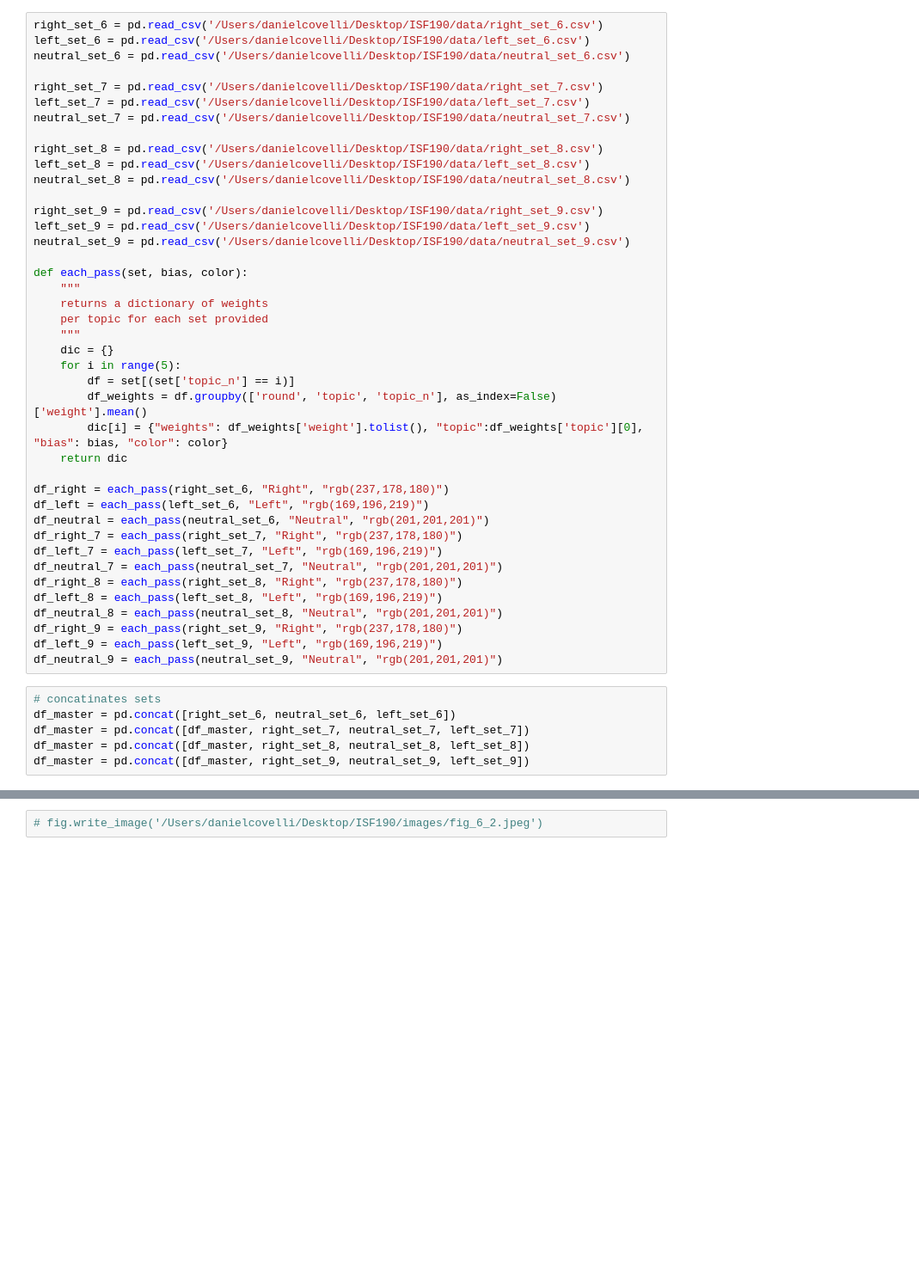
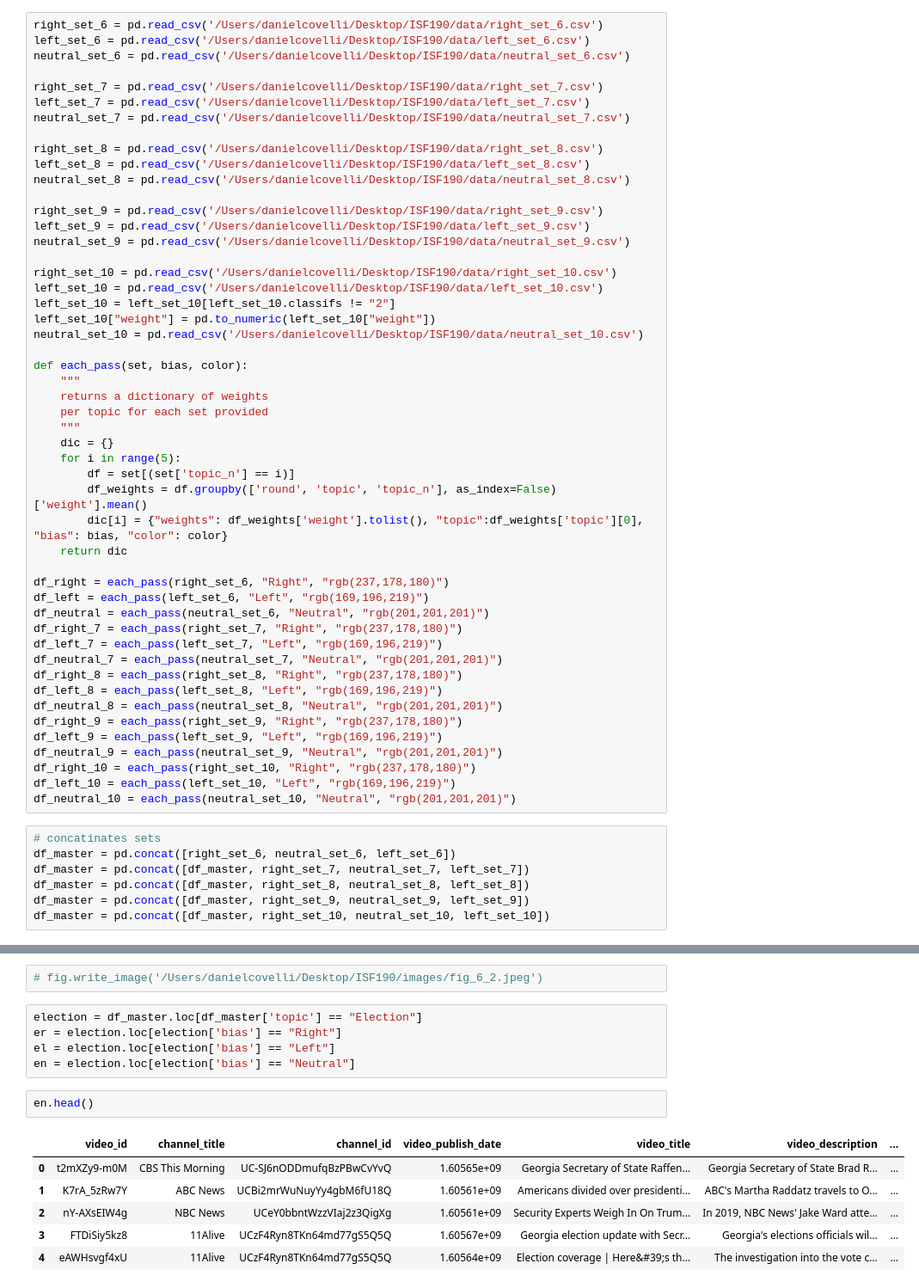
Before and after one commit to daniel-covelli/senior-thesis, a Jupyter notebook: script/viz.ipynb, the cells around one changed output, grey strips where cells are left out. Shown at 86% size. Cells and saved outputs as stored; diff of their text form; blank space fills up the shorter version.

```diff
--- a/script/viz.ipynb
+++ b/script/viz.ipynb
@@ -21,6 +21,12 @@ neutral_set_8 = pd.read_csv('/Users/danielcovelli/Desktop/ISF190/data/neutral_se
 right_set_9 = pd.read_csv('/Users/danielcovelli/Desktop/ISF190/data/right_set_9.csv')
 left_set_9 = pd.read_csv('/Users/danielcovelli/Desktop/ISF190/data/left_set_9.csv')
 neutral_set_9 = pd.read_csv('/Users/danielcovelli/Desktop/ISF190/data/neutral_set_9.csv')
+
+right_set_10 = pd.read_csv('/Users/danielcovelli/Desktop/ISF190/data/right_set_10.csv')
+left_set_10 = pd.read_csv('/Users/danielcovelli/Desktop/ISF190/data/left_set_10.csv')
+left_set_10 = left_set_10[left_set_10.classifs != "2"]
+left_set_10["weight"] = pd.to_numeric(left_set_10["weight"])
+neutral_set_10 = pd.read_csv('/Users/danielcovelli/Desktop/ISF190/data/neutral_set_10.csv')
 
 def each_pass(set, bias, color):
     """
@@ -46,12 +52,16 @@ df_neutral_8 = each_pass(neutral_set_8, "Neutral", "rgb(201,201,201)")
 df_right_9 = each_pass(right_set_9, "Right", "rgb(237,178,180)")
 df_left_9 = each_pass(left_set_9, "Left", "rgb(169,196,219)")
 df_neutral_9 = each_pass(neutral_set_9, "Neutral", "rgb(201,201,201)")
+df_right_10 = each_pass(right_set_10, "Right", "rgb(237,178,180)")
+df_left_10 = each_pass(left_set_10, "Left", "rgb(169,196,219)")
+df_neutral_10 = each_pass(neutral_set_10, "Neutral", "rgb(201,201,201)")
 # %%
 # concatinates sets
 df_master = pd.concat([right_set_6, neutral_set_6, left_set_6])
 df_master = pd.concat([df_master, right_set_7, neutral_set_7, left_set_7])
 df_master = pd.concat([df_master, right_set_8, neutral_set_8, left_set_8])
 df_master = pd.concat([df_master, right_set_9, neutral_set_9, left_set_9])
+df_master = pd.concat([df_master, right_set_10, neutral_set_10, left_set_10])
 # %%
 # agg mean at each round for bots
 df_ws = df_master.groupby(['bias','round'], as_index=False)['weight'].mean()
@@ -646,3 +645,17 @@ fig.show()
 [interactive output not drawn]
 # %%
 # fig.write_image('/Users/danielcovelli/Desktop/ISF190/images/fig_6_2.jpeg')
+# %%
+election = df_master.loc[df_master['topic'] == "Election"]
+er = election.loc[election['bias'] == "Right"]
+el = election.loc[election['bias'] == "Left"]
+en = election.loc[election['bias'] == "Neutral"]
+# %%
+en.head()
+# %% [output]
+|  | video_id | channel_title | channel_id | video_publish_date | video_title | video_description | ... |
+| 0 | t2mXZy9-m0M | CBS This Morning | UC-SJ6nODDmufqBzPBwCvYvQ | 1.60565e+09 | Georgia Secretary of State Raffen... | Georgia Secretary of State Brad R... | ... |
+| 1 | K7rA_5zRw7Y | ABC News | UCBi2mrWuNuyYy4gbM6fU18Q | 1.60561e+09 | Americans divided over presidenti... | ABC's Martha Raddatz travels to O... | ... |
+| 2 | nY-AXsEIW4g | NBC News | UCeY0bbntWzzVIaj2z3QigXg | 1.60561e+09 | Security Experts Weigh In On Trum... | In 2019, NBC News' Jake Ward atte... | ... |
+| 3 | FTDiSiy5kz8 | 11Alive | UCzF4Ryn8TKn64md77gS5Q5Q | 1.60567e+09 | Georgia election update with Secr... | Georgia's elections officials wil... | ... |
+| 4 | eAWHsvgf4xU | 11Alive | UCzF4Ryn8TKn64md77gS5Q5Q | 1.60564e+09 | Election coverage | Here&#39;s th... | The investigation into the vote c... | ... |
```
Also changed, not shown: parts of 12 cells of this notebook.
